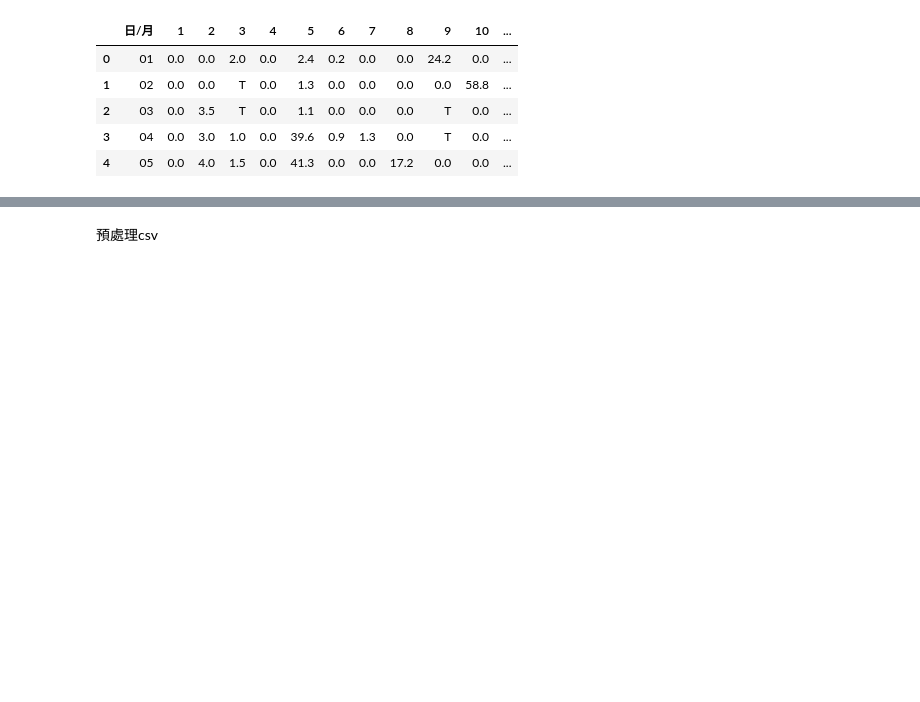
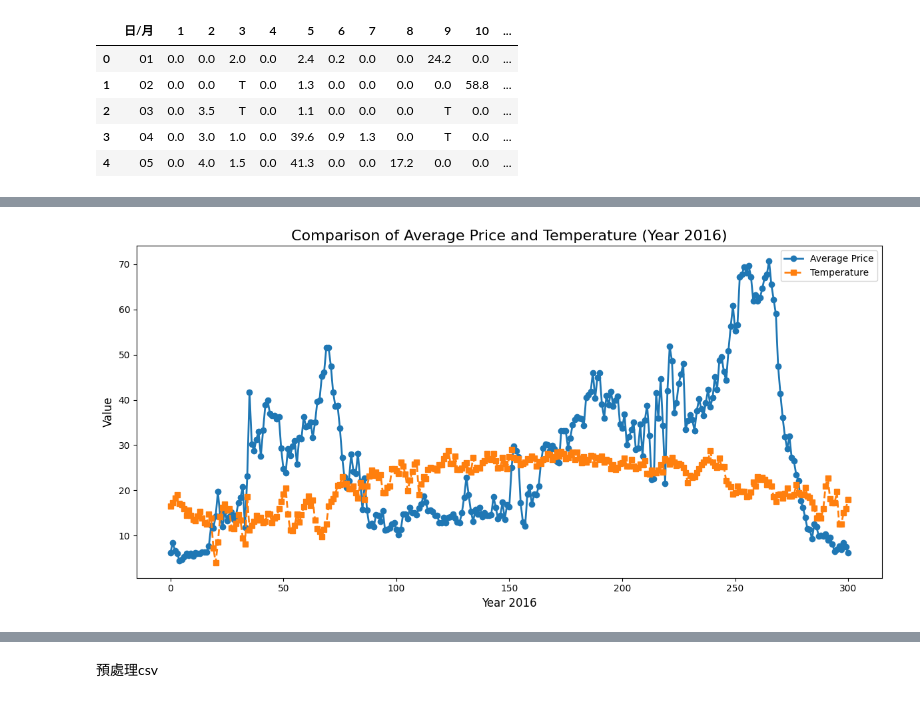
Before and after one commit to kuanyi0226/2024_fall_DS-Final-Project, a Jupyter notebook: train.ipynb, the cells around one changed output, grey strips where cells are left out. Drawn from its saved outputs; the diff is of its cells as text; code cells hidden in the pictures; blank space fills up the shorter version.

```diff
--- a/train.ipynb
+++ b/train.ipynb
@@ -122,0 +243,28 @@ df_precipitation.head()
+# %%
+import pandas as pd
+import matplotlib.pyplot as plt
+
+# 讀取合併後的數據
+merged_file = './data/merged_price_temperature.csv'
+merged_df = pd.read_csv(merged_file, encoding='utf-8')
+
+# 繪製線性圖
+plt.figure(figsize=(12, 6))
+
+# Plot average price
+plt.plot(merged_df.index, merged_df['平均價'], label='Average Price', marker='o', linestyle='-', linewidth=2)
+
+# Plot temperature
+plt.plot(merged_df.index, merged_df['溫度'], label='Temperature', marker='s', linestyle='--', linewidth=2)
+
+# Beautify the plot
+plt.title('Comparison of Average Price and Temperature (Year 2016)', fontsize=16)
+plt.xlabel('Year 2016', fontsize=12)  # X-axis shows "Year 2016" only
+plt.ylabel('Value', fontsize=12)
+plt.legend()
+plt.tight_layout()
+
+# Show the plot
+plt.show()
+# %% [output]
+[figure, added]
```
Also changed, not shown: parts of 6 cells of this notebook.
